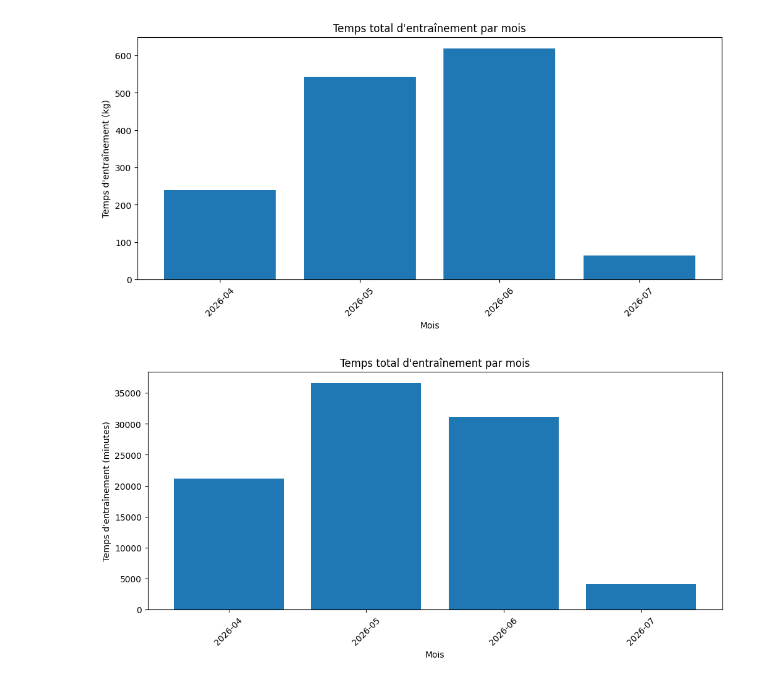
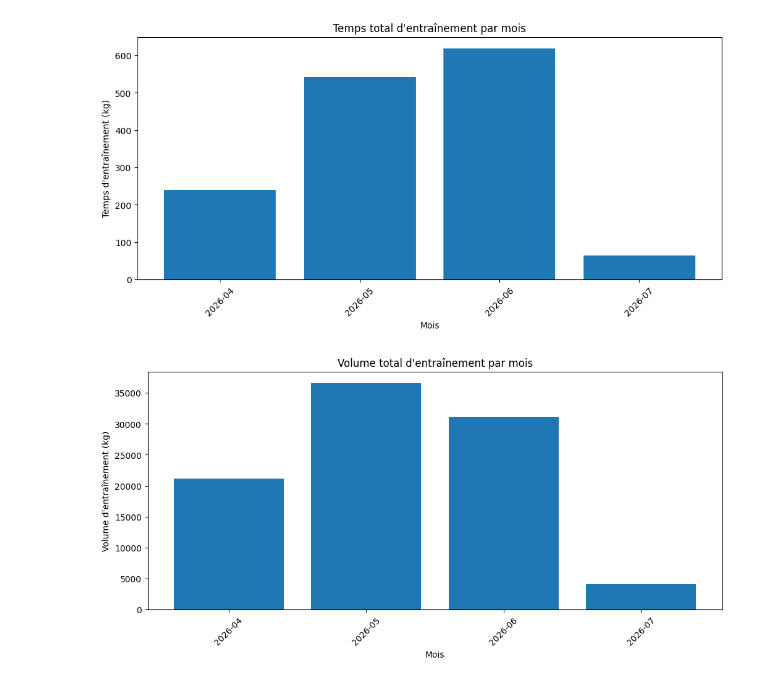
Before and after one commit to superpoupette/data-tab, a Jupyter notebook: notebooks/01_exploration.ipynb, the cells around one changed output. Saved outputs shown, nothing was run; the diff lists cells and outputs as text; code cells hidden in the pictures.

```diff
--- a/notebooks/01_exploration.ipynb
+++ b/notebooks/01_exploration.ipynb
@@ -29,7 +28,10 @@ importlib.reload(ih)
 # %%
 from scripts.importation_hevy import prepare_data
 # %%
-workouts, sessions = prepare_data("data/workouts.csv")
+workouts, sessions = prepare_data(
+    "data/workouts.csv",
+    "data/exercices.csv"
+)
 # %%
 sessions.head()
 # %% [output]
@@ -88,23 +99,23 @@ plt.show()
 # %%
 import matplotlib.pyplot as plt
 
 # Somme du temps du volume par mois
 volume_par_mois = sessions.groupby("mois")["volume_total"].sum()
 
 # Création du graphique
 plt.figure(figsize=(12, 5))
 
 plt.bar(
     volume_par_mois.index.astype(str),
     volume_par_mois.values
 )
 
 plt.xlabel("Mois")
-plt.ylabel("Volume d'entraînement (minutes)")
+plt.ylabel("Volume d'entraînement (kg)")
 plt.title("Volume total d'entraînement par mois")
 
 plt.xticks(rotation=45)
 
 plt.show()
 # %% [output]
-[figure, old version]
+[figure, new version]
```
Also changed, not shown: parts of 4 cells of this notebook.
